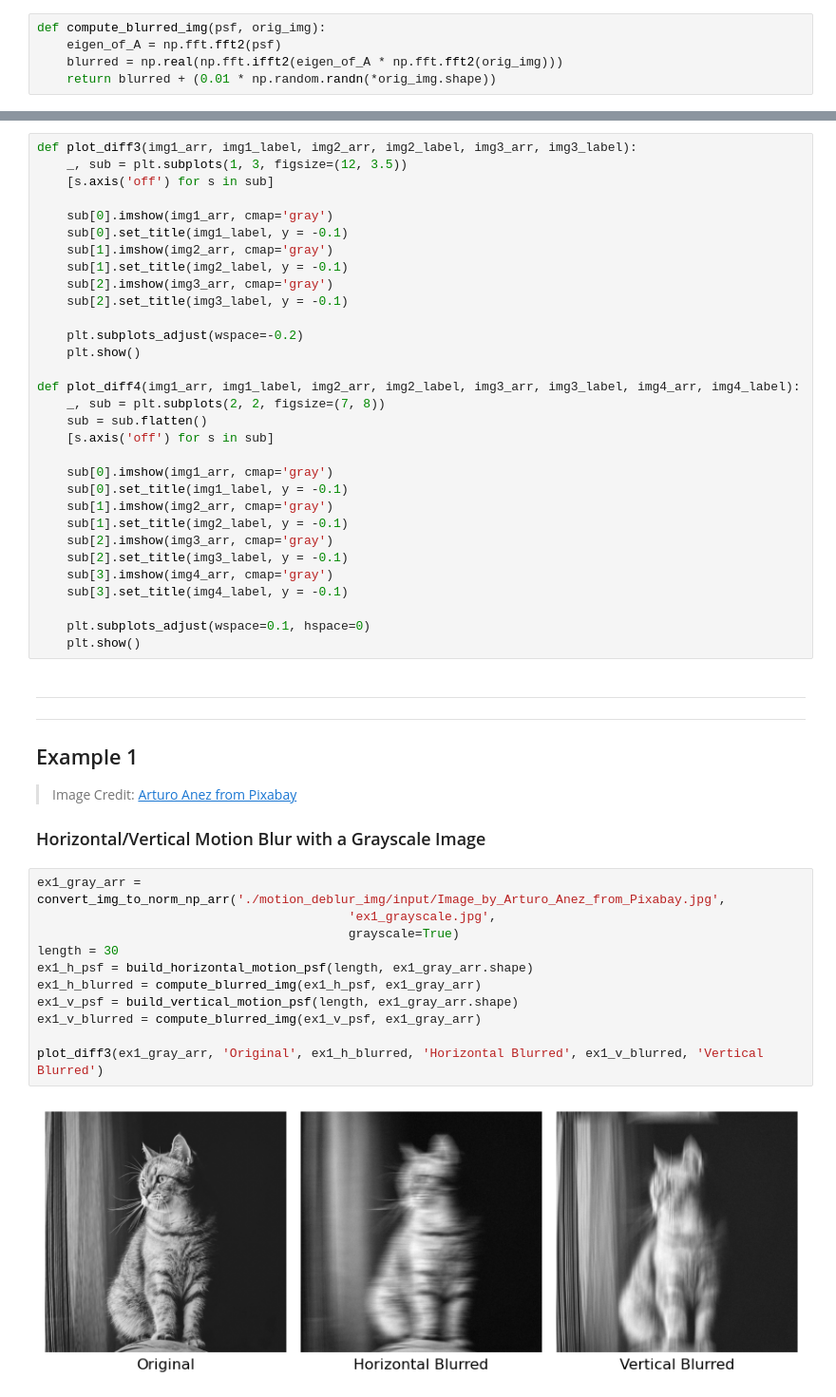
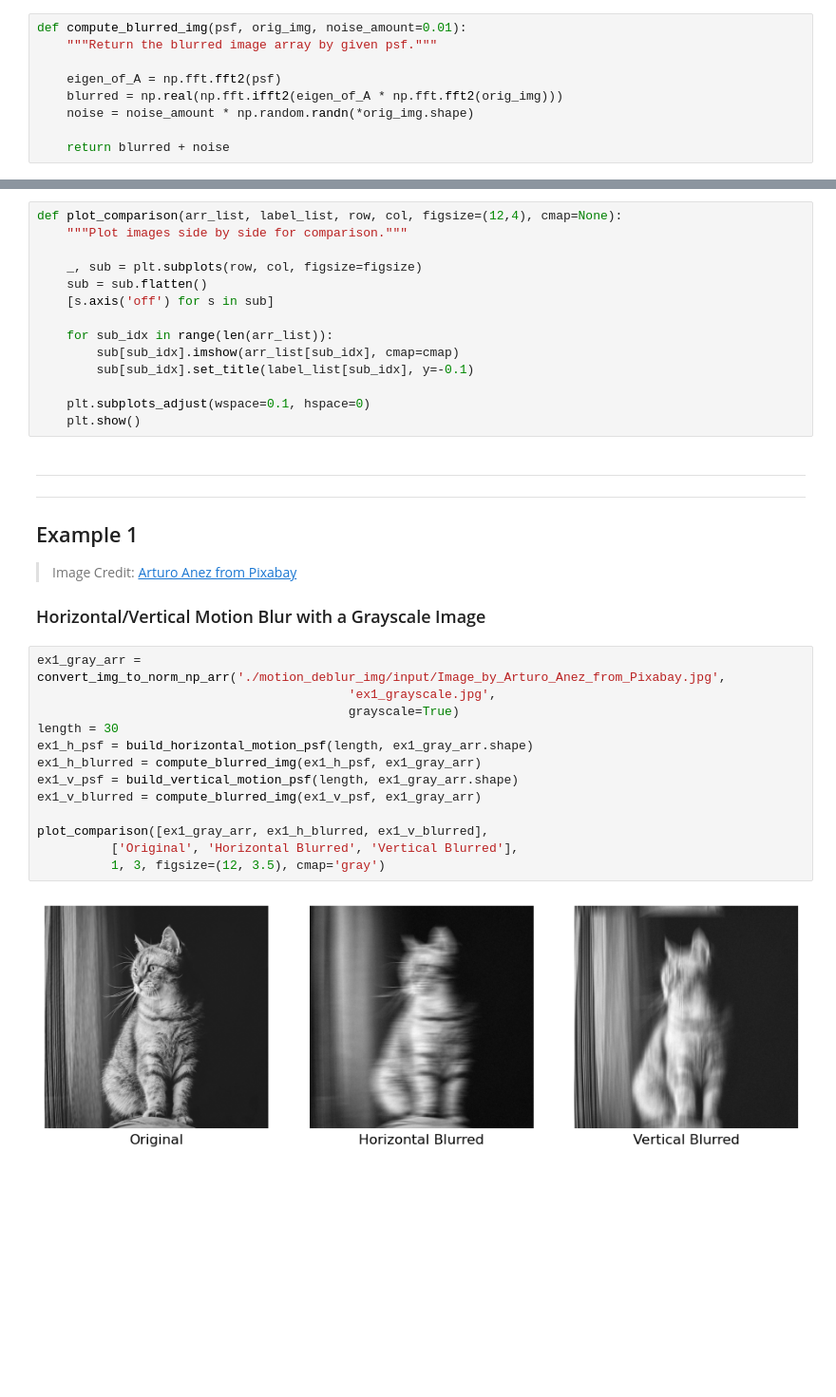
Before and after one commit to lunakim-ubc/ImageDeblurring, a Jupyter notebook: motion_deblur_linear.ipynb, the cells around one changed output, grey strips where cells are left out. Shown at 95% size. Cells and saved outputs as stored; diff of their text form; blank space fills up the shorter version.

```diff
--- a/motion_deblur_linear.ipynb
+++ b/motion_deblur_linear.ipynb
@@ -48,10 +48,14 @@ def build_vertical_motion_psf(length, img_shape):
 ### Compute a blurred image from the original image
 > Hansen et al.(2006), Chapter 4.2.2 - Computations with BCCB Matrices (p.44)
 # %%
-def compute_blurred_img(psf, orig_img):
+def compute_blurred_img(psf, orig_img, noise_amount=0.01):
+    """Return the blurred image array by given psf."""
+
     eigen_of_A = np.fft.fft2(psf)
     blurred = np.real(np.fft.ifft2(eigen_of_A * np.fft.fft2(orig_img)))
-    return blurred + (0.01 * np.random.randn(*orig_img.shape))
+    noise = noise_amount * np.random.randn(*orig_img.shape)
+
+    return blurred + noise
 # %% [markdown]
 ### Compute a naive solution from the blurred image
 > Hansen et al.(2006), Chapter 4.2.2 - Computations with BCCB Matrices (p.44)
@@ -116,31 +132,14 @@ def plot_l_curve(deblur_func, psf, blurred_img, min_val, max_val, title):
 # %%
-def plot_diff3(img1_arr, img1_label, img2_arr, img2_label, img3_arr, img3_label):
-    _, sub = plt.subplots(1, 3, figsize=(12, 3.5))
-    [s.axis('off') for s in sub]
+def plot_comparison(arr_list, label_list, row, col, figsize=(12,4), cmap=None):
+    """Plot images side by side for comparison."""
 
-    sub[0].imshow(img1_arr, cmap='gray')
-    sub[0].set_title(img1_label, y = -0.1)
-    sub[1].imshow(img2_arr, cmap='gray')
-    sub[1].set_title(img2_label, y = -0.1)
-    sub[2].imshow(img3_arr, cmap='gray')
-    sub[2].set_title(img3_label, y = -0.1)
-
-    plt.subplots_adjust(wspace=-0.2)
-    plt.show()
-
-def plot_diff4(img1_arr, img1_label, img2_arr, img2_label, img3_arr, img3_label, img4_arr, img4_label):
-    _, sub = plt.subplots(2, 2, figsize=(7, 8))
+    _, sub = plt.subplots(row, col, figsize=figsize)
     sub = sub.flatten()
     [s.axis('off') for s in sub]
 
-    sub[0].imshow(img1_arr, cmap='gray')
-    sub[0].set_title(img1_label, y = -0.1)
-    sub[1].imshow(img2_arr, cmap='gray')
-    sub[1].set_title(img2_label, y = -0.1)
-    sub[2].imshow(img3_arr, cmap='gray')
-    sub[2].set_title(img3_label, y = -0.1)
-    sub[3].imshow(img4_arr, cmap='gray')
-    sub[3].set_title(img4_label, y = -0.1)
+    for sub_idx in range(len(arr_list)):
+        sub[sub_idx].imshow(arr_list[sub_idx], cmap=cmap)
+        sub[sub_idx].set_title(label_list[sub_idx], y=-0.1)
 
     plt.subplots_adjust(wspace=0.1, hspace=0)
     plt.show()
@@ -153,15 +152,17 @@ def plot_diff4(img1_arr, img1_label, img2_arr, img2_label, img3_arr, img3_label,
 # %%
 ex1_gray_arr = convert_img_to_norm_np_arr('./motion_deblur_img/input/Image_by_Arturo_Anez_from_Pixabay.jpg',
                                           'ex1_grayscale.jpg',
                                           grayscale=True)
 length = 30
 ex1_h_psf = build_horizontal_motion_psf(length, ex1_gray_arr.shape)
 ex1_h_blurred = compute_blurred_img(ex1_h_psf, ex1_gray_arr)
 ex1_v_psf = build_vertical_motion_psf(length, ex1_gray_arr.shape)
 ex1_v_blurred = compute_blurred_img(ex1_v_psf, ex1_gray_arr)
 
-plot_diff3(ex1_gray_arr, 'Original', ex1_h_blurred, 'Horizontal Blurred', ex1_v_blurred, 'Vertical Blurred')
+plot_comparison([ex1_gray_arr, ex1_h_blurred, ex1_v_blurred],
+          ['Original', 'Horizontal Blurred', 'Vertical Blurred'],
+          1, 3, figsize=(12, 3.5), cmap='gray')
 # %% [output]
-[figure, old version]
+[figure, new version]
 # %% [markdown]
 ### Deblur Method Comparison with Horizontal Blurred Image
```
Also changed, not shown: parts of 10 cells of this notebook.
